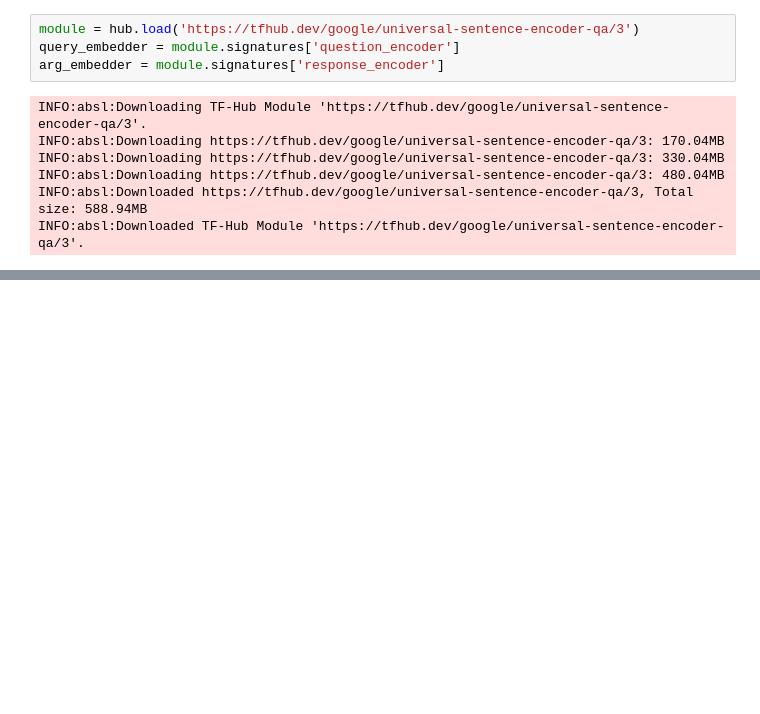
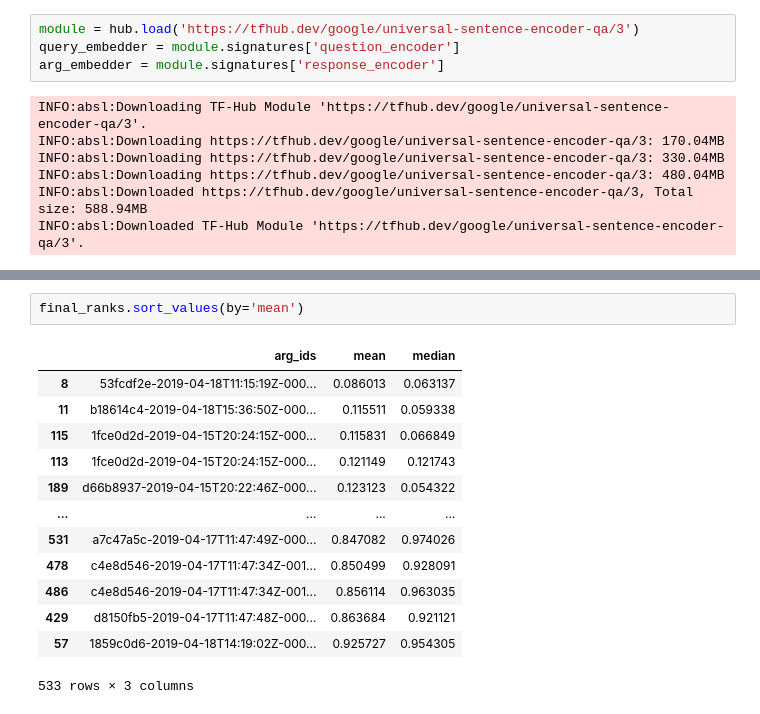
Before and after one commit to cakiki/informationretrieval, a Jupyter notebook: AllTogetherNow.ipynb, the cells around one changed output, grey strips where cells are left out. Drawn from its saved outputs; the diff is of its cells as text; blank space fills up the shorter version.

```diff
--- a/AllTogetherNow.ipynb
+++ b/AllTogetherNow.ipynb
@@ -258,0 +314,16 @@ for i, arg in return_args(k_intersection).iterrows():
+# %%
+final_ranks.sort_values(by='mean')
+# %% [output]
+|  | arg_ids | mean | median |
+| 8 | 53fcdf2e-2019-04-18T11:15:19Z-000... | 0.086013 | 0.063137 |
+| 11 | b18614c4-2019-04-18T15:36:50Z-000... | 0.115511 | 0.059338 |
+| 115 | 1fce0d2d-2019-04-15T20:24:15Z-000... | 0.115831 | 0.066849 |
+| 113 | 1fce0d2d-2019-04-15T20:24:15Z-000... | 0.121149 | 0.121743 |
+| 189 | d66b8937-2019-04-15T20:22:46Z-000... | 0.123123 | 0.054322 |
+| ... | ... | ... | ... |
+| 531 | a7c47a5c-2019-04-17T11:47:49Z-000... | 0.847082 | 0.974026 |
+| 478 | c4e8d546-2019-04-17T11:47:34Z-001... | 0.850499 | 0.928091 |
+| 486 | c4e8d546-2019-04-17T11:47:34Z-001... | 0.856114 | 0.963035 |
+| 429 | d8150fb5-2019-04-17T11:47:48Z-000... | 0.863684 | 0.921121 |
+| 57 | 1859c0d6-2019-04-18T14:19:02Z-000... | 0.925727 | 0.954305 |
+533 rows × 3 columns
```
Also changed, not shown: parts of 6 cells of this notebook, 1 other file.
